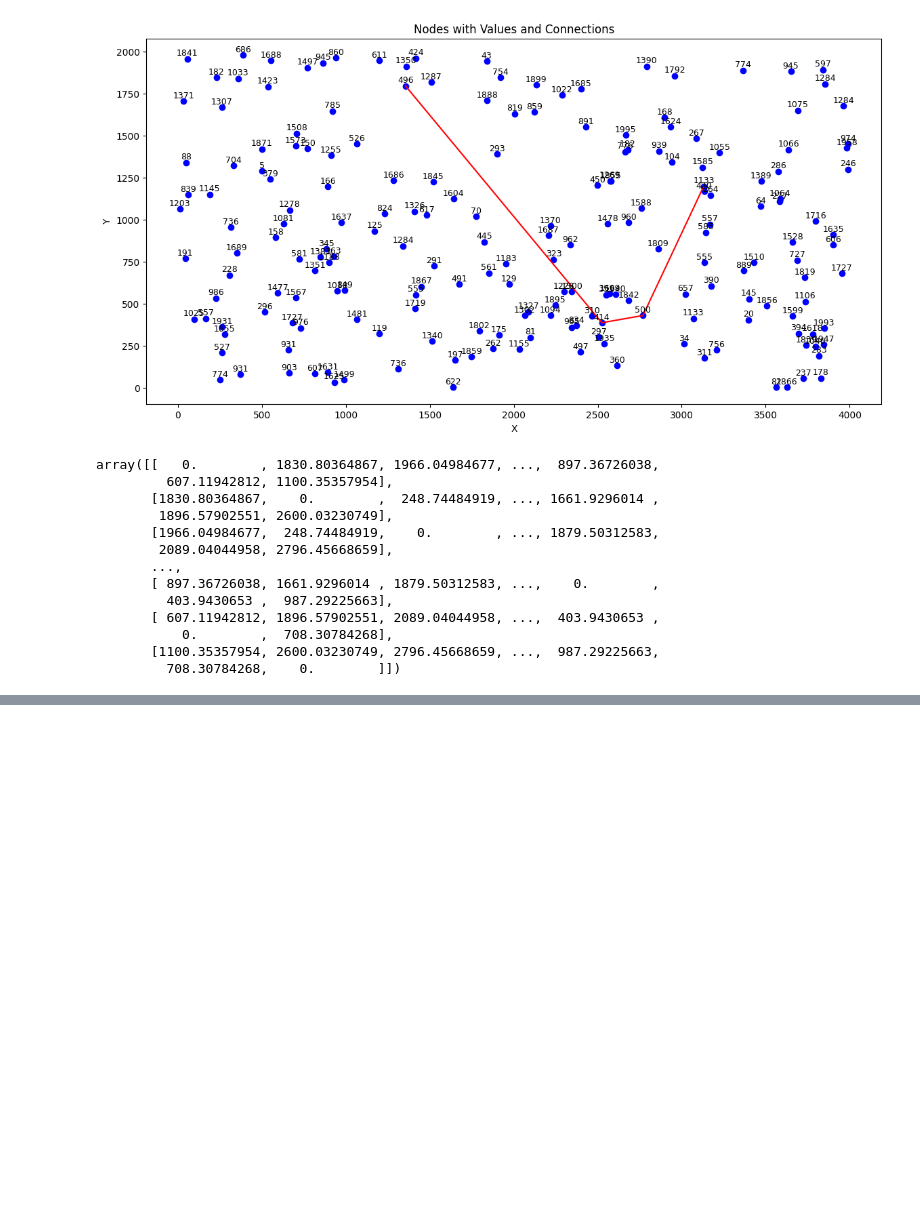
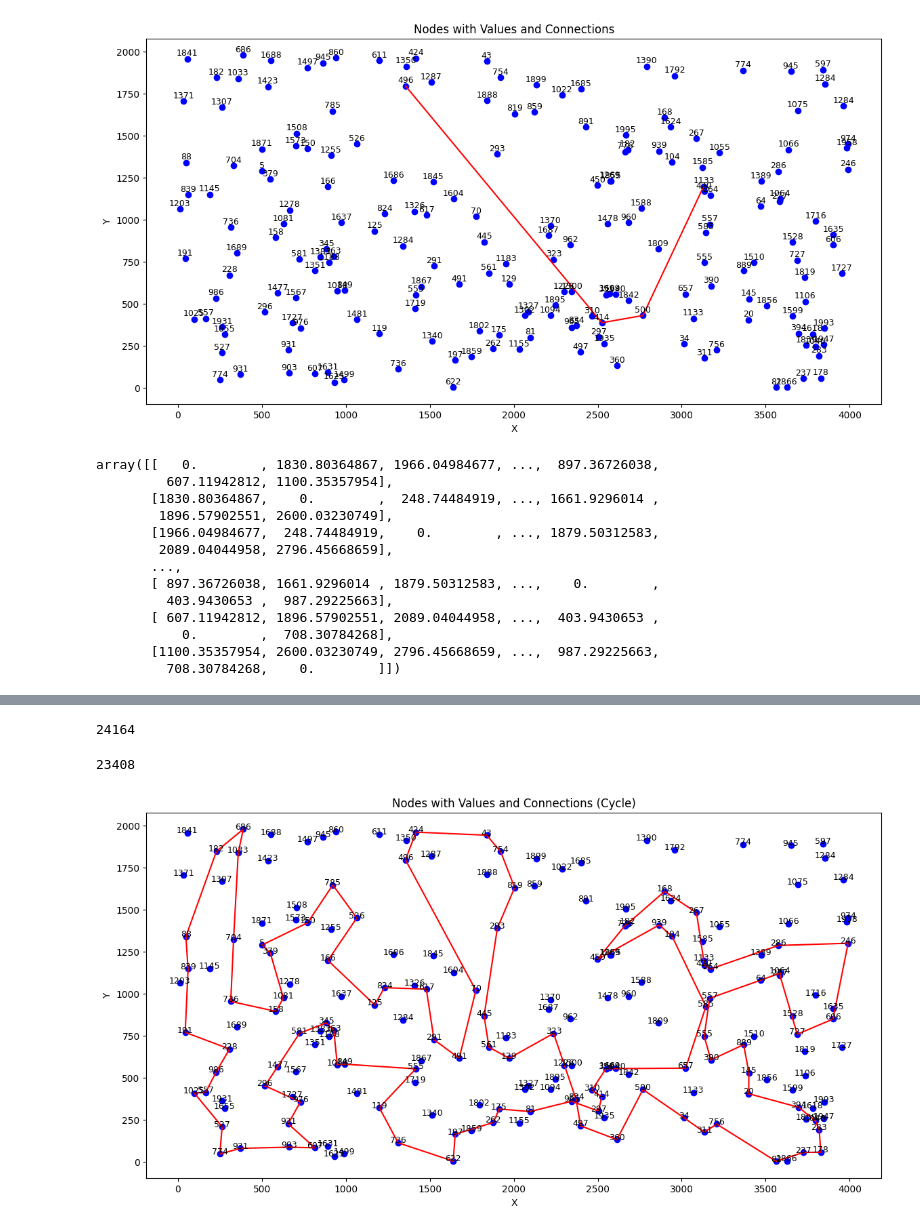
Before and after one commit to MatTheTab/Evolutionary-Computation, a Jupyter notebook: Assignment 1 Greedy heuristics/assignment1_Mat.ipynb, the cells around one changed output, grey strips where cells are left out. Cells and saved outputs as stored; diff of their text form; code cells hidden in the pictures; blank space fills up the shorter version.

Commit message:
Fix bugs, add plot

```diff
--- a/Assignment 1 Greedy heuristics/assignment1_Mat.ipynb
+++ b/Assignment 1 Greedy heuristics/assignment1_Mat.ipynb
@@ -126,16 +154,18 @@ def greedy_cycle(matrix, weights):
     for i in range(num_iterations):
         best_score = np.inf
         best_solution = None
-        new_node = None
+        best_node = None
         for ii in range(len(solution)):
             new_score, new_solution, new_node = find_shortest_cycle(distance_matrix, matrix, weights, solution.copy(), ii)
             if new_score < best_score:
                 best_score = new_score
                 best_solution = new_solution
+                best_node = new_node
         solution = best_solution.copy()
         score = best_score
-        distance_matrix[new_node] = np.inf
+        distance_matrix[best_node] = np.inf
 
+    solution.append(solution[0])
     return solution, score
 
 def calculate_score(solution, matrix, weights):
@@ -154,8 +184,8 @@ def find_shortest_cycle(distance_matrix, matrix, weights, solution, idx):
     node_2 = solution[idx]
     new_node = np.argmin(distance_matrix[:, node_1] + distance_matrix[:, node_2] + weights)
     solution.insert(idx, new_node)
-    new_score = calculate_score(solution, matrix, weights)
+    new_score  = calculate_score(solution, matrix, weights)
     return new_score, solution, new_node
 
 
-greedy_cycle(distance_matrix, df["val"].values)
+solution, score = greedy_cycle(distance_matrix, df["val"].values)
@@ -179,0 +254,33 @@ greedy_cycle(distance_matrix, df["val"].values)
+# %%
+def calculate_cycle_distance(df):
+    # Ensure the DataFrame has the required columns
+    if not set(['x', 'y']).issubset(df.columns):
+        raise ValueError("The DataFrame must have 'x' and 'y' columns.")
+
+    # Initialize the sum of distances
+    total_distance = 0
+
+    # Iterate over each node and its next neighbor (including the cycle back to the first)
+    num_nodes = len(df)
+
+    for i in range(num_nodes):
+        # Get the current node and the next node (cycling back to the first for the last node)
+        x1, y1 = df.iloc[i]['x'], df.iloc[i]['y']
+        x2, y2 = df.iloc[(i + 1) % num_nodes]['x'], df.iloc[(i + 1) % num_nodes]['y']
+
+        # Calculate Euclidean distance
+        distance = np.sqrt((x2 - x1) ** 2 + (y2 - y1) ** 2)
+
+        # Add the distance to the total
+        total_distance += distance
+
+    return total_distance
+
+round(calculate_cycle_distance(solution_df))
+# %% [output]
+24164
+# %%
+score -= sum(solution_df.val)
+round(score)
+# %% [output]
+23408
@@ -179,0 +289,35 @@ greedy_cycle(distance_matrix, df["val"].values)
+# %%
+import matplotlib.pyplot as plt
+
+def plot_nodes_with_lines(nodes, connections=None):
+    """
+    Plots nodes with optional lines connecting them.
+
+    Parameters:
+    nodes: DataFrame of nodes, each with 'x', 'y', and 'val'.
+    connections: list of node positions in the nodes DataFrame, specifying the order of connections
+    """
+    plt.figure(figsize=(14, 7))
+    plt.scatter(nodes['x'], nodes['y'], color='blue')
+    for i in range(len(nodes)):
+        plt.text(nodes['x'].iloc[i], nodes['y'].iloc[i] + 0.5, str(nodes['val'].iloc[i]),
+                 ha='center', fontsize=9, color='black')
+
+    if connections:
+        for start, end in zip(connections[:-1], connections[1:]):
+            plt.plot([nodes['x'].iloc[start], nodes['x'].iloc[end]],
+                     [nodes['y'].iloc[start], nodes['y'].iloc[end]], color='red')
+        plt.plot([nodes['x'].iloc[connections[-1]], nodes['x'].iloc[connections[0]]],
+                 [nodes['y'].iloc[connections[-1]], nodes['y'].iloc[connections[0]]], color='red')
+
+    plt.xlabel('X')
+    plt.ylabel('Y')
+    text = 'Nodes with Values' if not connections else 'Nodes with Values and Connections (Cycle)'
+    plt.title(text)
+    plt.grid(False)
+    plt.show()
+
+
+plot_nodes_with_lines(df, solution)
+# %% [output]
+[figure, added]
```
Also changed, not shown: parts of 11 cells of this notebook.
